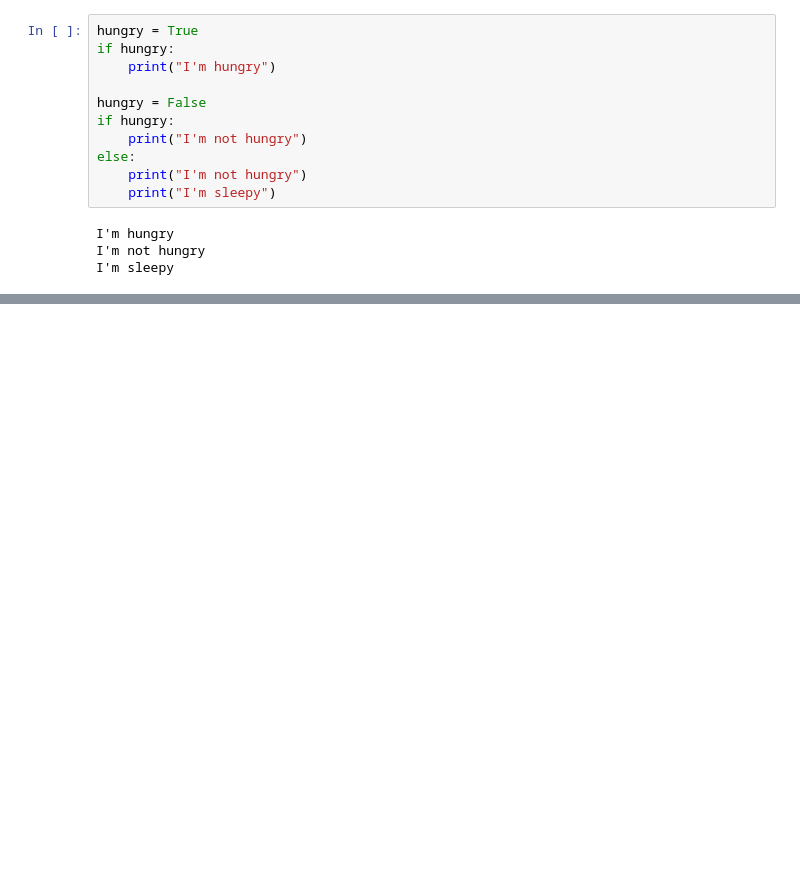
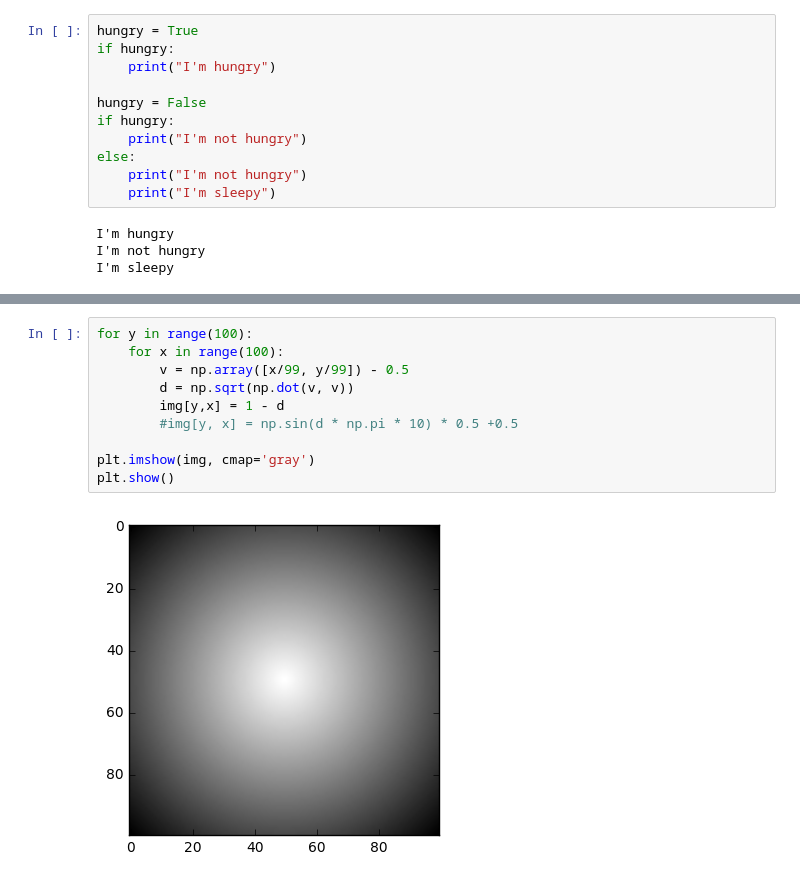
Before and after one commit to anteaterho/DeppLearningFormScratch, a Jupyter notebook: Chapter1_Hello Python.ipynb, the cells around one changed output, grey strips where cells are left out. Saved outputs shown, nothing was run; the diff lists cells and outputs as text; blank space fills up the shorter version.

```diff
--- a/Chapter1_Hello Python.ipynb
+++ b/Chapter1_Hello Python.ipynb
@@ -96,0 +131,12 @@ I'm sleepy
+# %%
+for y in range(100):
+    for x in range(100):
+        v = np.array([x/99, y/99]) - 0.5
+        d = np.sqrt(np.dot(v, v))
+        img[y,x] = 1 - d
+        #img[y, x] = np.sin(d * np.pi * 10) * 0.5 +0.5
+
+plt.imshow(img, cmap='gray')
+plt.show()
+# %% [output]
+[figure, added]
```
Also changed, not shown: parts of 2 cells of this notebook.
